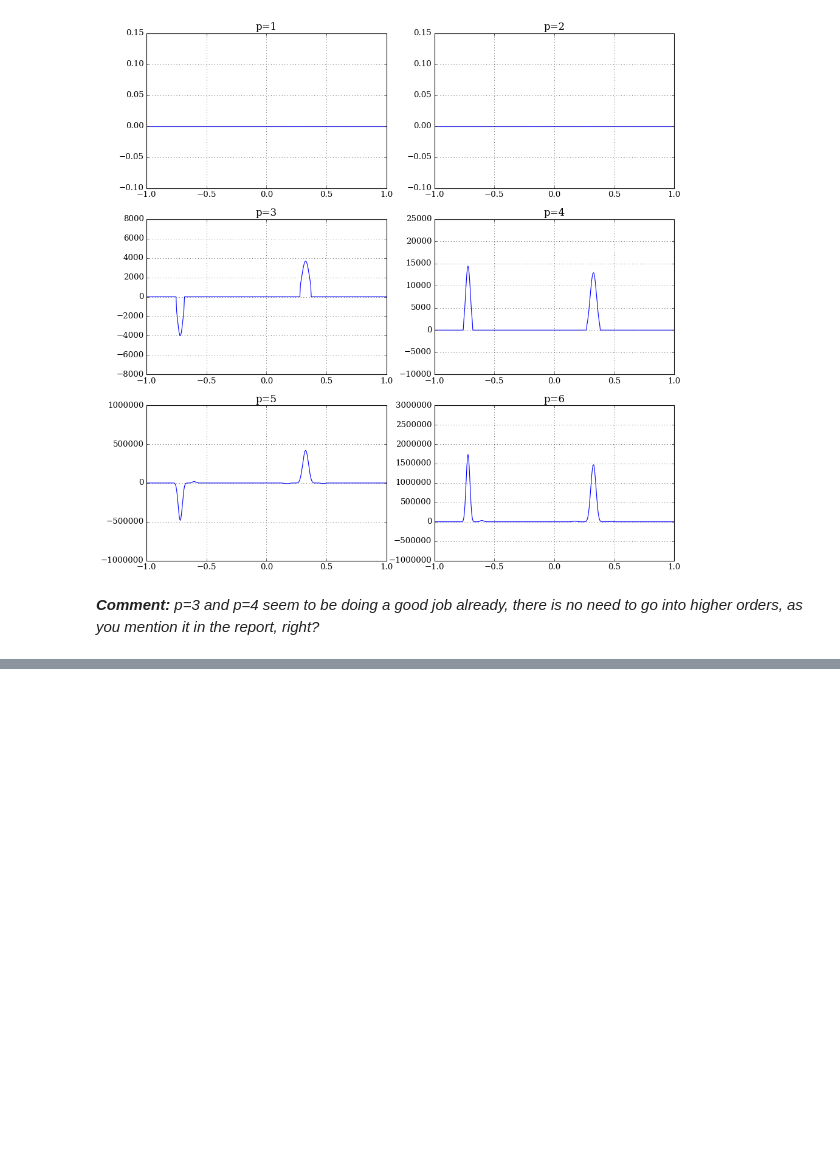
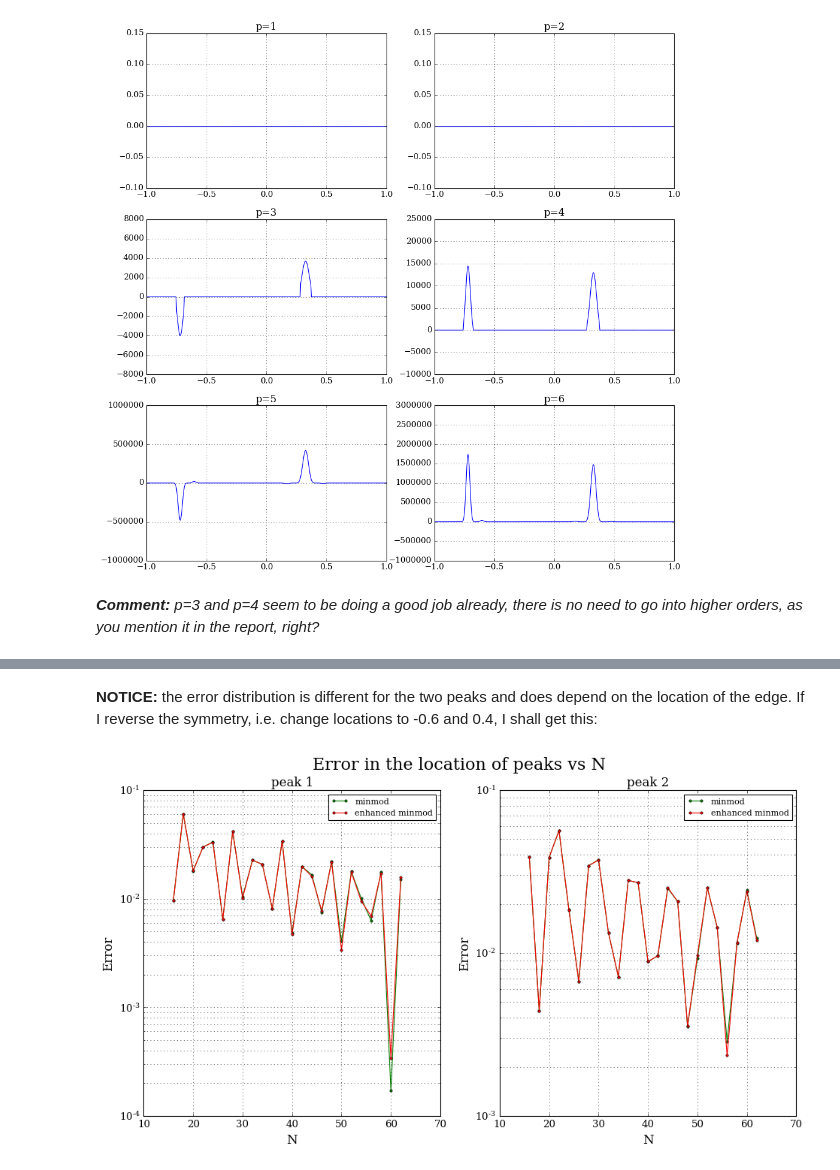
Before and after one commit to Yurlungur/summer_project, a Jupyter notebook: edge_detection/Edge_detection_test.ipynb, the cells around one changed output, grey strips where cells are left out. Drawn from its saved outputs; the diff is of its cells as text; code cells hidden in the pictures; blank space fills up the shorter version.

```diff
--- a/edge_detection/Edge_detection_test.ipynb
+++ b/edge_detection/Edge_detection_test.ipynb
@@ -107,0 +235,6 @@ p=3 and p=4 seem to be doing a good job already, there is no need to go into hig
+# %% [markdown]
+<b>NOTICE:</b> the error distribution is different for the two peaks and does depend on the location of the edge. If I reverse the symmetry, i.e. change locations to -0.6 and 0.4, I shall get this:
+# %%
+Compare1(-0.6)
+# %% [output]
+[figure, added]
```
Also changed, not shown: parts of 32 cells of this notebook.
